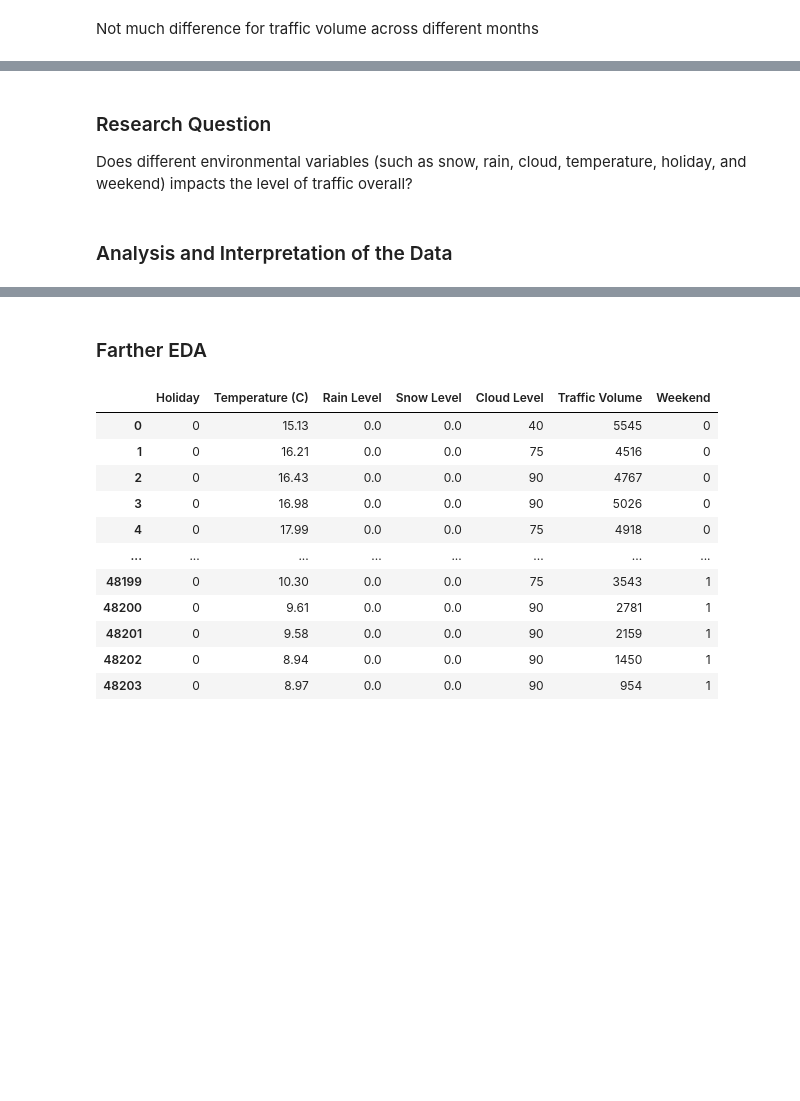
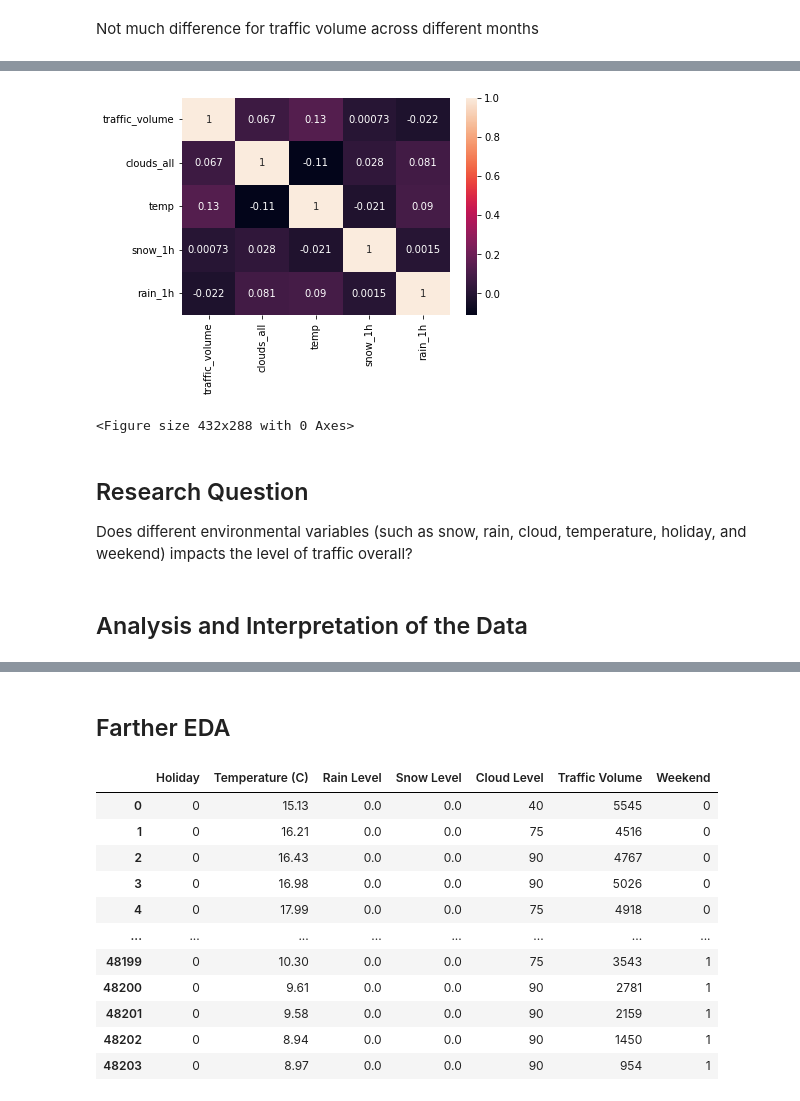
Before and after one commit to UCB-stat-159-s22/hw07-group18, a Jupyter notebook: _sources/Analysis.ipynb, the cells around one changed output, grey strips where cells are left out. Drawn from its saved outputs; the diff is of its cells as text; code cells hidden in the pictures; blank space fills up the shorter version.

```diff
--- a/_sources/Analysis.ipynb
+++ b/_sources/Analysis.ipynb
@@ -77,12 +72,7 @@ Weekday vs weekend affects traffic volume because each day of week may have diff
 # %%
 traffic['weekday'] = traffic.date_time.dt.weekday
 
-def encode_weekend(x):
-    if x == 5 or x == 6:
-        return True
-    else:
-        return False
-traffic['is_weekend'] = traffic['weekday'].map(encode_weekend)
+traffic['is_weekend'] = traffic['weekday'].map(utils.encode_weekend)
 # %% [markdown]
 We observe that there is one outlier for the `rain_1h`. We drop the irregular observation because it is clearly a mistake. For most observations, the amount of rain is 0 since there is no rain for most of the times. To better train our data, we transform the numerical variable of `rain_1h` to catagorical variables `rain_level` describing the level of rain.
 # %%
@@ -93,18 +83,7 @@ sns.boxplot('rain_1h', data = traffic)
 # %%
 traffic = traffic.loc[traffic.rain_1h<8000]
 # %%
-def encode_rain_level(x):
-    if x < 0.5:
-        return 'No rain'
-    elif x < 2:
-        return 'Weak rain'
-    elif x < 6:
-        return 'Moderate Rain'
-    elif x < 10:
-        return 'Heavy Rain'
-    else:
-        return 'Extreme Rain'
-traffic['rain_level'] = traffic['rain_1h'].map(encode_rain_level)
+traffic['rain_level'] = traffic['rain_1h'].map(utils.encode_rain_level)
 # %% [output]
 A value is trying to be set on a copy of a slice from a DataFrame.
 Try using .loc[row_indexer,col_indexer] = value instead
@@ -114,14 +93,7 @@ See the caveats in the documentation: https://pandas.pydata.org/pandas-docs/stab
 # %% [markdown]
 Similary, `snow_1h` is divided into 3 categories as the new column `snow_level`, with no snow, small snow, and big snow.
 # %%
-def encode_snow_level(x):
-    if x == 0:
-        return 'No snow'
-    elif x < 0.25:
-        return 'Small snow'
-    else:
-        return 'Big snow'
-traffic['snow_level'] = traffic['snow_1h'].map(encode_snow_level)
+traffic['snow_level'] = traffic['snow_1h'].map(utils.encode_snow_level)
 # %% [output]
 A value is trying to be set on a copy of a slice from a DataFrame.
 Try using .loc[row_indexer,col_indexer] = value instead
@@ -148,12 +120,7 @@ traffic = traffic.loc[traffic.temp >= -50]
 # %% [markdown]
 For the `holiday` variable, there are many of them, but only holiday vs non-holiday should be useful. Therefore, this column is transformed into True or False.
 # %%
-def encode_holiday(x):
-    if x == 'None':
-        return False
-    else:
-        return True
-traffic['holiday'] = traffic['holiday'].map(encode_holiday)
+traffic['holiday'] = traffic['holiday'].map(utils.encode_holiday)
 # %% [markdown]
 ## Finalized Dataset
 # %% [markdown]
@@ -214,9 +184,19 @@ sns.boxplot(y='traffic_volume', x='rain_level', data = traffic)
+# %%
+df = pd.DataFrame(traffic,columns=['traffic_volume','clouds_all','temp', 'snow_1h', 'rain_1h'])
+
+corrMatrix = df.corr()
+sns.heatmap(corrMatrix, annot=True)
+plt.show()
+plt.savefig('figures/corr_matrix')
+# %% [output]
+[figure, added]
+<Figure size 432x288 with 0 Axes>
 # %% [markdown]
-### Research Question
+## Research Question
 
 Does different environmental variables (such as snow, rain, cloud, temperature, holiday, and weekend) impacts the level of traffic overall?
 # %% [markdown]
-### Analysis and Interpretation of the Data
+## Analysis and Interpretation of the Data
 # %%
 traffic
 # %% [output]
@@ -234,7 +214,7 @@ traffic
 | 48203 | False | 8.97 | 0.0 | 0.0 | 90 | Clouds | overcast clouds | 2018-09-30 23:00:00 | ... |
 48193 rows × 16 columns
 # %% [markdown]
-### Farther EDA
+## Farther EDA
 # %%
 ols_traffic_model = traffic.copy()
 ols_traffic_model['holiday'] = [0 if i == False else 1 for i in traffic['holiday']]
```
Also changed, not shown: parts of 18 cells of this notebook, 15 other files.
